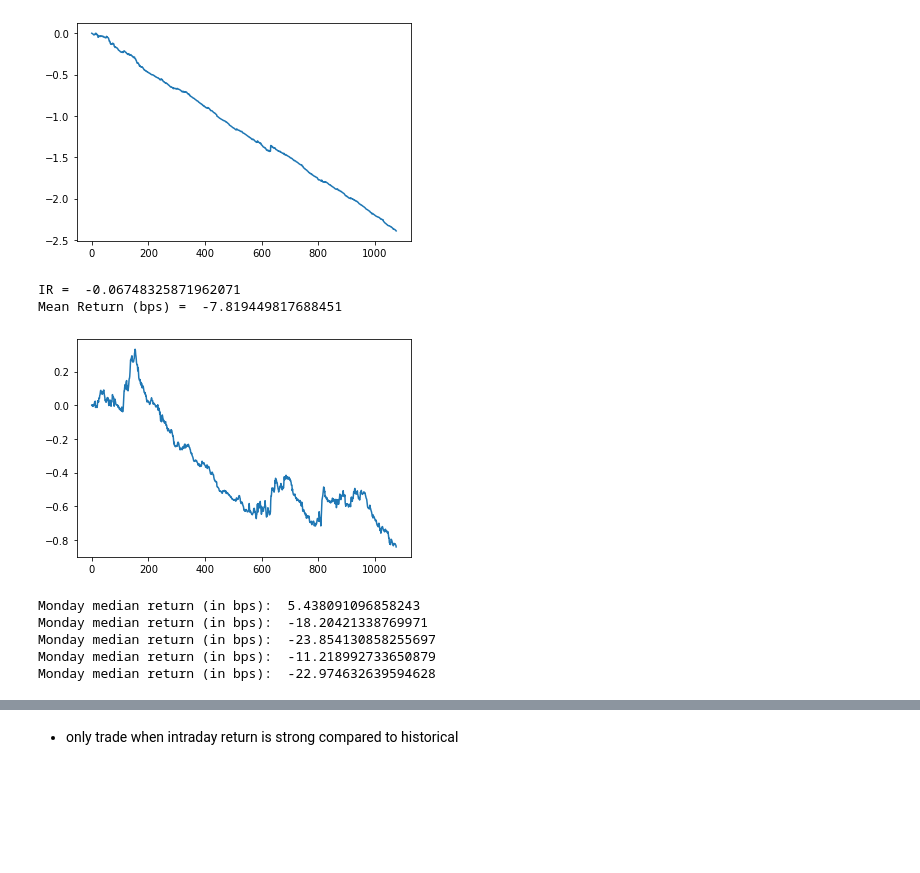
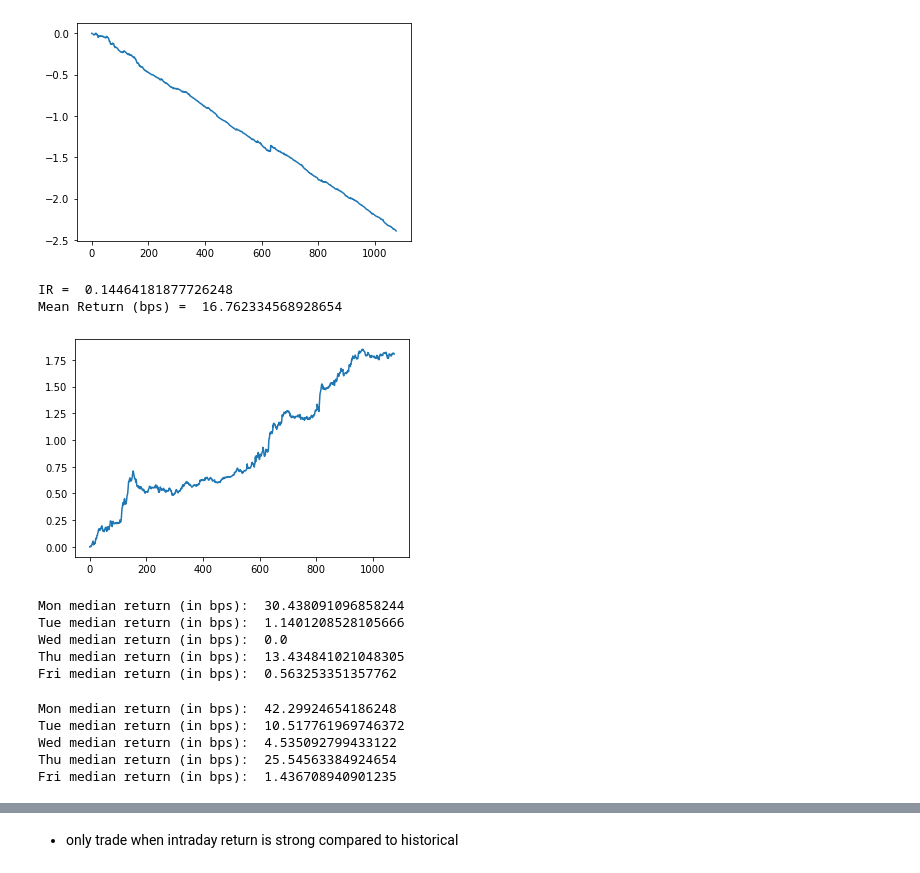
Before and after one commit to tdlinh/test_git, a Jupyter notebook: vn_futures_strat_test.ipynb, the cells around one changed output, grey strips where cells are left out. Saved outputs shown, nothing was run; the diff lists cells and outputs as text; code cells hidden in the pictures; blank space fills up the shorter version.

```diff
--- a/vn_futures_strat_test.ipynb
+++ b/vn_futures_strat_test.ipynb
@@ -5,8 +5,8 @@ import matplotlib.pyplot as plt
 # %%
 import datetime
 # %%
-fut1m_df = pd.read_csv('data/minute_bar_data26022022/data/VN30F1M-20220226.csv')
-fut2m_df = pd.read_csv('data/minute_bar_data26022022/data/VN30F2M-20220226.csv')
+fut1m_df = pd.read_csv('VN30F1M-20220226.csv')
+fut2m_df = pd.read_csv('VN30F2M-20220226.csv')
 # %%
 fut1m_df.head(3)
 # %% [output]
@@ -300,36 +362,48 @@ Mean Return (bps) =  -22.221707909007645
 # %%
 signal_time = 1000
 signal_return_df = close_df[signal_time]/ close_df[1500].shift(1) - 1
 alpha_df = np.sign(signal_return_df)
 idx = valid_time.index(signal_time)
 trade_time = valid_time[idx + 1]
 realized_return_df = close_df[1500]/ close_df[trade_time] - 1
 
-trading_cost = 0.0025
+trading_cost = 0.00
 pnl_df = alpha_df * realized_return_df - np.fabs(alpha_df) * trading_cost
 
 pnl_v = pnl_df.values
 pnl_v[~np.isfinite(pnl_v)] = 0
 print('IR = ', np.nanmean(pnl_v)/ np.nanstd(pnl_v))
 print('Mean Return (bps) = ', np.nanmean(pnl_v) * 1e4)
 plt.plot(np.cumsum(pnl_v))
 plt.show()
 # %% [output]
-IR =  -0.06748325871962071
-Mean Return (bps) =  -7.819449817688451
+IR =  0.14464181877726248
+Mean Return (bps) =  16.762334568928654
-[figure, old version]
+[figure, new version]
 # %%
-print('Monday median return (in bps): ', np.median(pnl_v[day_of_week_v == 0]) * 1e4)
-print('Monday median return (in bps): ', np.median(pnl_v[day_of_week_v == 1]) * 1e4)
-print('Monday median return (in bps): ', np.median(pnl_v[day_of_week_v == 2]) * 1e4)
-print('Monday median return (in bps): ', np.median(pnl_v[day_of_week_v == 3]) * 1e4)
-print('Monday median return (in bps): ', np.median(pnl_v[day_of_week_v == 4]) * 1e4)
+print('Mon median return (in bps): ', np.median(pnl_v[day_of_week_v == 0]) * 1e4)
+print('Tue median return (in bps): ', np.median(pnl_v[day_of_week_v == 1]) * 1e4)
+print('Wed median return (in bps): ', np.median(pnl_v[day_of_week_v == 2]) * 1e4)
+print('Thu median return (in bps): ', np.median(pnl_v[day_of_week_v == 3]) * 1e4)
+print('Fri median return (in bps): ', np.median(pnl_v[day_of_week_v == 4]) * 1e4)
 # %% [output]
-Monday median return (in bps):  5.438091096858243
-Monday median return (in bps):  -18.20421338769971
-Monday median return (in bps):  -23.854130858255697
-Monday median return (in bps):  -11.218992733650879
-Monday median return (in bps):  -22.974632639594628
+Mon median return (in bps):  30.438091096858244
+Tue median return (in bps):  1.1401208528105666
+Wed median return (in bps):  0.0
+Thu median return (in bps):  13.434841021048305
+Fri median return (in bps):  0.563253351357762
+# %%
+print('Mon median return (in bps): ', np.mean(pnl_v[day_of_week_v == 0]) * 1e4)
+print('Tue median return (in bps): ', np.mean(pnl_v[day_of_week_v == 1]) * 1e4)
+print('Wed median return (in bps): ', np.mean(pnl_v[day_of_week_v == 2]) * 1e4)
+print('Thu median return (in bps): ', np.mean(pnl_v[day_of_week_v == 3]) * 1e4)
+print('Fri median return (in bps): ', np.mean(pnl_v[day_of_week_v == 4]) * 1e4)
+# %% [output]
+Mon median return (in bps):  42.29924654186248
+Tue median return (in bps):  10.517761969746372
+Wed median return (in bps):  4.535092799433122
+Thu median return (in bps):  25.54563384924654
+Fri median return (in bps):  1.436708940901235
 # %%
 signal_time = 1000
 signal_return_df = close_df[signal_time]/ close_df[1500].shift(1) - 1
```
Also changed, not shown: parts of 42 cells of this notebook.
